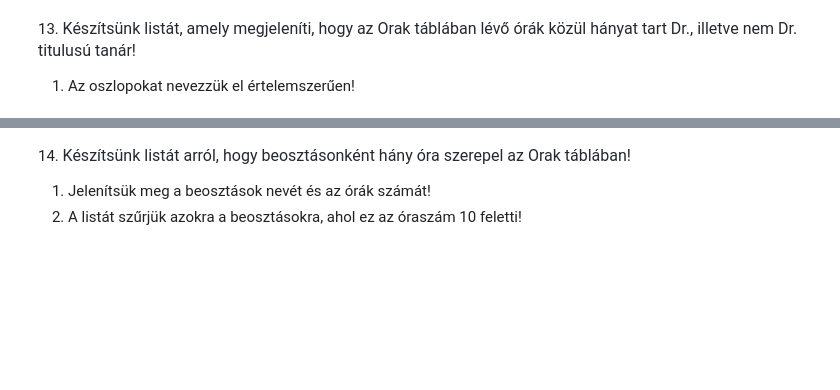
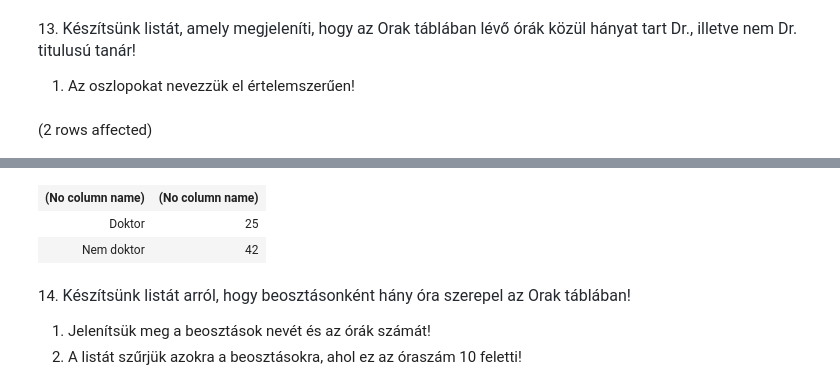
Before and after one commit to czapekzoli/sql2, a Jupyter notebook: gyakorlat02_feladatok .ipynb, the cells around one changed output, grey strips where cells are left out. Cells and saved outputs as stored; diff of their text form; code cells hidden in the pictures; blank space fills up the shorter version.

```diff
--- a/gyakorlat02_feladatok .ipynb
+++ b/gyakorlat02_feladatok .ipynb
@@ -97,3 +113,9 @@ c. Szintén hagyjuk ki azokat a csoportokat, ahol a csoport elemszáma 3-nál ki
 13. <span style="color: rgb(36, 41, 47); font-family: -apple-system, BlinkMacSystemFont, &quot;Segoe UI&quot;, Helvetica, Arial, sans-serif, &quot;Apple Color Emoji&quot;, &quot;Segoe UI Emoji&quot;; font-size: 16px;">Készítsünk listát, amely megjeleníti, hogy az Orak táblában lévő órák közül hányat tart Dr., illetve nem Dr. titulusú tanár!</span>
 
 1. Az oszlopokat nevezzük el értelemszerűen!
+# %%
+SELECT IIF(okt.titulus='Dr.', 'Doktor', 'Nem doktor'), COUNT(o.ora_id)
+FROM Orak o JOIN Oktatok okt on o.tanar=okt.oktato_id
+GROUP BY IIF(okt.titulus='Dr.', 'Doktor', 'Nem doktor')
+# %% [output]
+(2 rows affected)
@@ -100,3 +123,6 @@ c. Szintén hagyjuk ki azokat a csoportokat, ahol a csoport elemszáma 3-nál ki
+| (No column name) | (No column name) |
+| Doktor | 25 |
+| Nem doktor | 42 |
 # %% [markdown]
 14. <span style="color: rgb(36, 41, 47); font-family: -apple-system, BlinkMacSystemFont, &quot;Segoe UI&quot;, Helvetica, Arial, sans-serif, &quot;Apple Color Emoji&quot;, &quot;Segoe UI Emoji&quot;; font-size: 16px;">Készítsünk listát arról, hogy beosztásonként hány óra szerepel az Orak táblában!</span>
 
```
Also changed, not shown: parts of 7 cells of this notebook.
